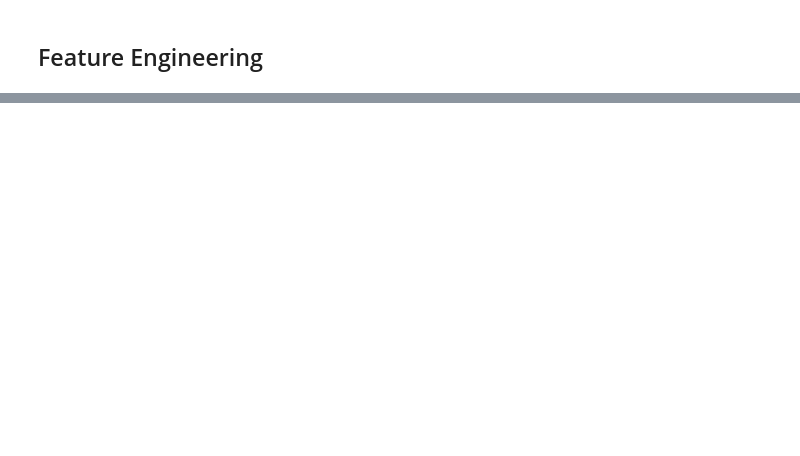
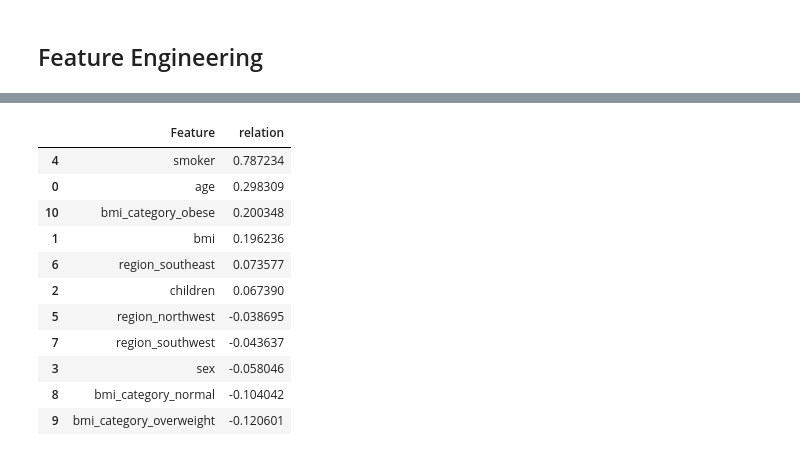
Before and after one commit to umar792/Data-Scientce, a Jupyter notebook: machine-Learning/Part1/project01/project01.ipynb, the cells around one changed output, grey strips where cells are left out. Drawn from its saved outputs; the diff is of its cells as text; code cells hidden in the pictures; blank space fills up the shorter version.

```diff
--- a/machine-Learning/Part1/project01/project01.ipynb
+++ b/machine-Learning/Part1/project01/project01.ipynb
@@ -279,0 +331,29 @@ print(df.head())
+# %%
+from scipy.stats import pearsonr
+
+
+selected_features = [
+    "age","bmi","children","sex","smoker","region_northwest","region_southeast","region_southwest",
+    "bmi_category_normal","bmi_category_overweight","bmi_category_obese"
+]
+
+correction = {
+    feature : pearsonr(df[feature], df["charges"])[0]
+    for feature in selected_features
+}
+
+correction_df = pd.DataFrame(list(correction.items()), columns=["Feature", "relation"])
+correction_df.sort_values(by="relation", ascending=False)
+# %% [output]
+|  | Feature | relation |
+| 4 | smoker | 0.787234 |
+| 0 | age | 0.298309 |
+| 10 | bmi_category_obese | 0.200348 |
+| 1 | bmi | 0.196236 |
+| 6 | region_southeast | 0.073577 |
+| 2 | children | 0.067390 |
+| 5 | region_northwest | -0.038695 |
+| 7 | region_southwest | -0.043637 |
+| 3 | sex | -0.058046 |
+| 8 | bmi_category_normal | -0.104042 |
+| 9 | bmi_category_overweight | -0.120601 |
```
Also changed, not shown: parts of 7 cells of this notebook.
